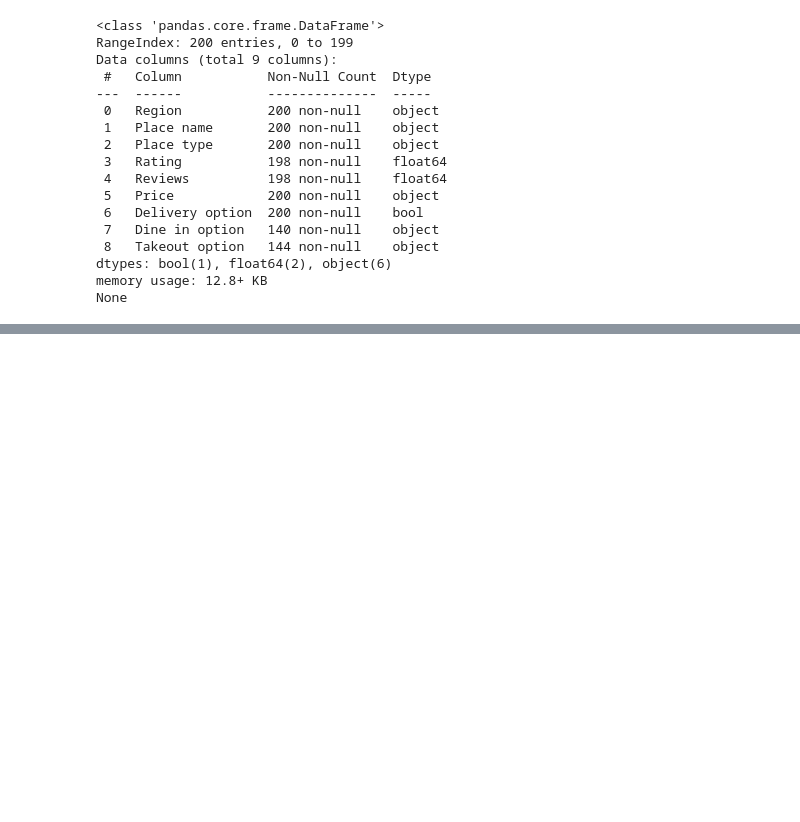
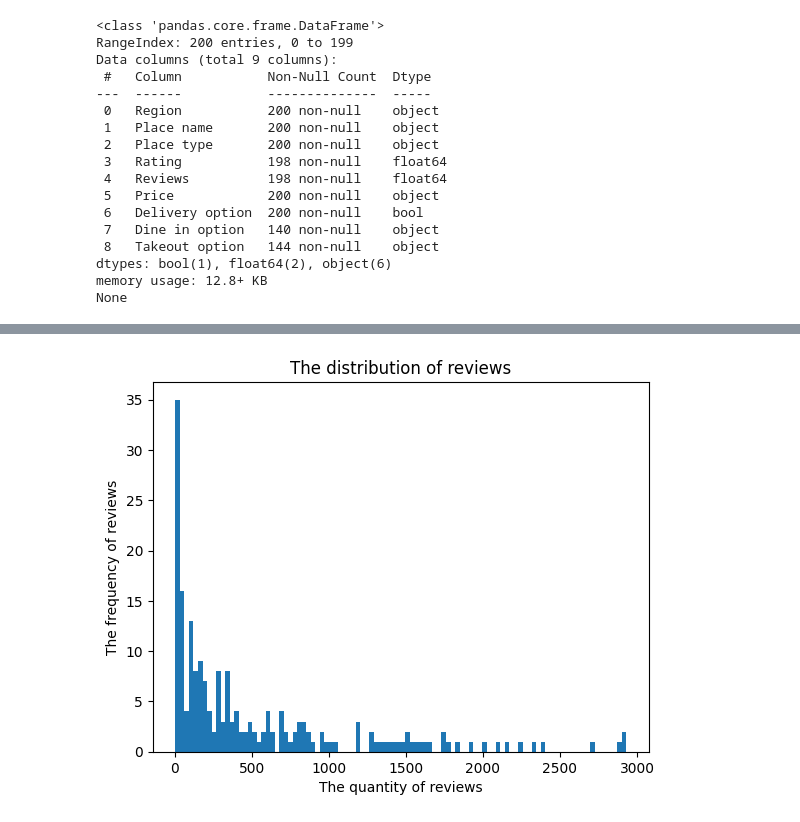
Before and after one commit to LeilaZakharova/moc_sql_coffeine_form, a Jupyter notebook: report.ipynb, the cells around one changed output, grey strips where cells are left out. Cells and saved outputs as stored; diff of their text form; code cells hidden in the pictures; blank space fills up the shorter version.

```diff
--- a/report.ipynb
+++ b/report.ipynb
@@ -106,10 +110,5 @@ print(coffee_shops['Rating'].isna().sum())
 # %%
-clean_data.rename(columns={
-    clean_data.columns[-3]: "Delivery Option",
-    clean_data.columns[-2]: "Dine in Option",
-    clean_data.columns[-1]: "Takeout Option"
-}, inplace=True)
-
-(clean_data.
- dtypes)
+# There is an extreme value in distribution. Filter this number of reviews
+coffee_shops_filtered = cleaned_coffee_shops[cleaned_coffee_shops["Reviews"] < 10000]
+coffee_shops_filtered
 # %% [output]
@@ -117,8 +128,9 @@ clean_data.rename(columns={
 # %%
-df = pd.read_csv("coffee.csv")
-
-reviews_by_rating = df.groupby("Rating")["Reviews"].agg(["median", "min", "max"]).reset_index(drop=False)
-reviews_by_rating.columns = ["rating", "med_review", "min_review", "max_review"]
-#reviews_by_rating = reviews_by_rating.set_index("rating")
-reviews_by_rating = reviews_by_rating.round(1)
-reviews_by_rating
+#create a new histogram to see the distribution of reviews without extremum
+plt.hist(coffee_shops_filtered['Reviews'], bins=100)
+plt.xlabel('The quantity of reviews')
+plt.ylabel('The frequency of reviews')
+plt.title('The distribution of reviews')
+plt.show()
+# %% [output]
+[figure, added]
```
Also changed, not shown: parts of 4 cells of this notebook.
